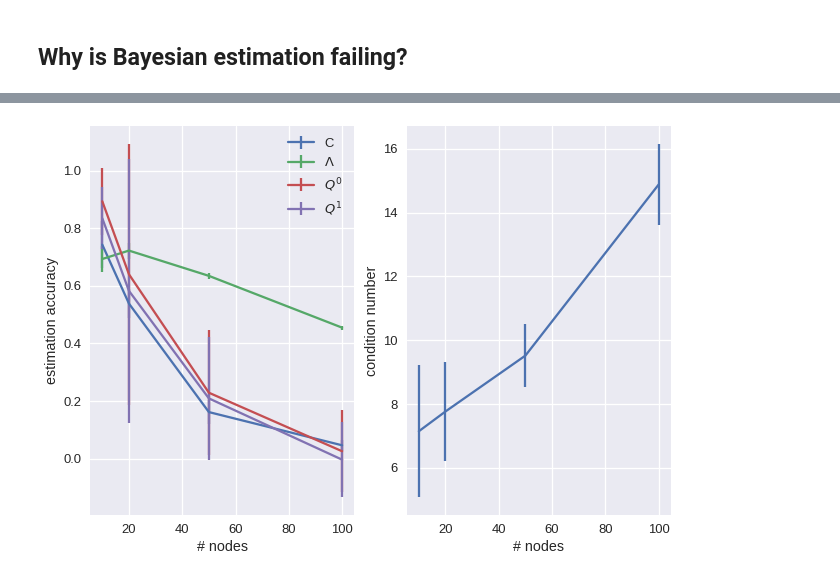
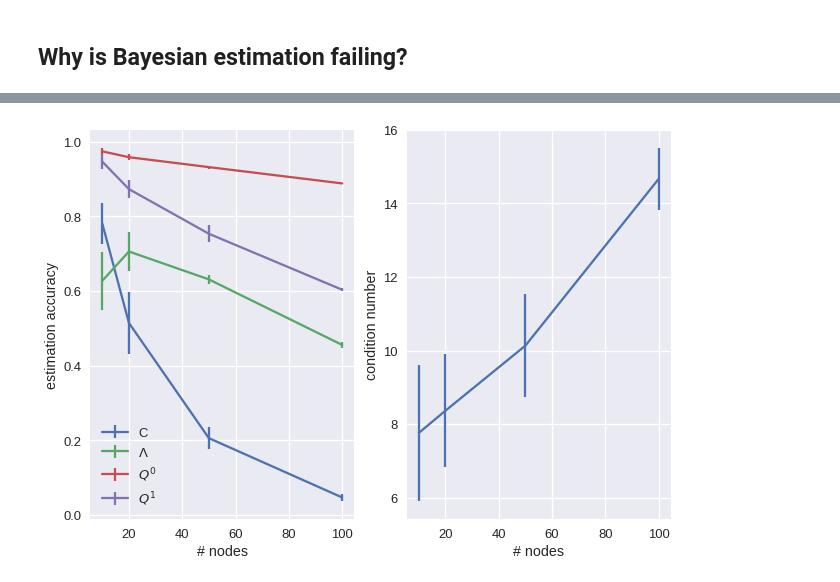
Before and after one commit to andins/bayes_MOU, a Jupyter notebook: group_meeting/MOU_bayesVSgradient.ipynb, the cells around one changed output, grey strips where cells are left out. Cells and saved outputs as stored; diff of their text form; code cells hidden in the pictures.

```diff
--- a/group_meeting/MOU_bayesVSgradient.ipynb
+++ b/group_meeting/MOU_bayesVSgradient.ipynb
@@ -435,16 +435,17 @@ for i, M in enumerate(Ms):
     for r in range(repetitions):
         # create generative connectivity matrix
         C = make_rnd_connectivity(N=M, density=0.2, connectivity_strength=0.5)
-        # simulate time series
-        gen_model = MOU(n_nodes=M, tau_x=1, mu=0.0, Sigma=None, C=C)
-        ts = gen_model.simulate(T=500)
-        # instantiate the model with the two estimation methods and fit them
-        model_m = MOU(n_nodes=M, tau_x=1, mu=0.0).fit(X=ts, method="moments")
         # theoretical Lambda
         LAM = expm(C)  # maybe add diagonal
+        # generative model
+        gen_model = MOU(n_nodes=M, tau_x=1, mu=0.0, Sigma=None, C=C)
         # theoretical covariances
-        Q0 = model_m.model_covariance(tau=0)
-        Q1 = model_m.model_covariance(tau=1)
+        Q0 = gen_model.model_covariance(tau=0)
+        Q1 = gen_model.model_covariance(tau=1)
+        # simulate time series
+        ts = gen_model.simulate(T=500)
+        # instantiate the estimation model and fit it
+        model_m = MOU(n_nodes=M, tau_x=1, mu=0.0).fit(X=ts, method="moments")
         # estimate $\Lambda=(Q^0)^{-1} Q^{\tau}$, Q0 and Q1
         ts_zeromean = ts - np.outer(np.ones(500), ts.mean(0))  # subtract mean
         Q0_hat = np.dot(ts_zeromean.T, ts_zeromean) / 498
@@ -488 +492 @@ Warning: complex values in J; casting to real!
-[figure, old version]
+[figure, new version]
```
Also changed, not shown: parts of 1 cell of this notebook.
